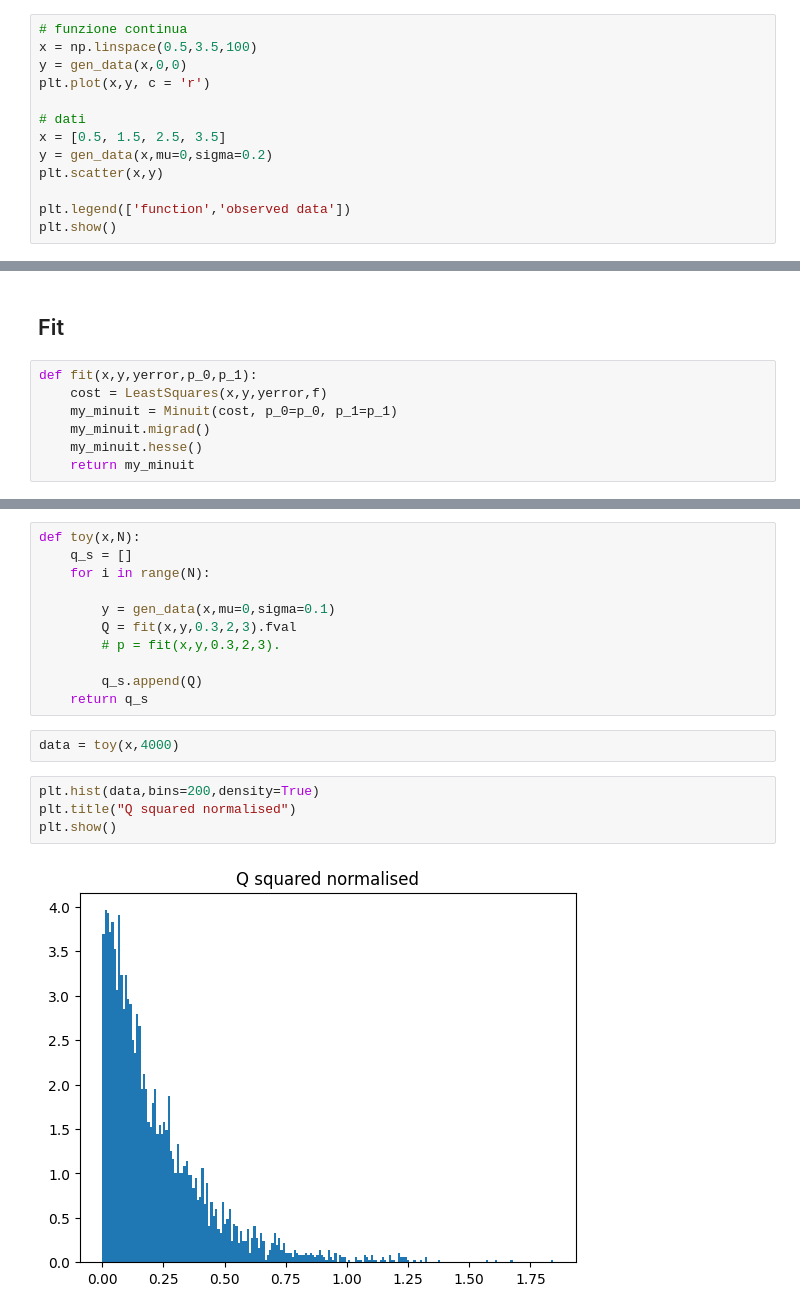
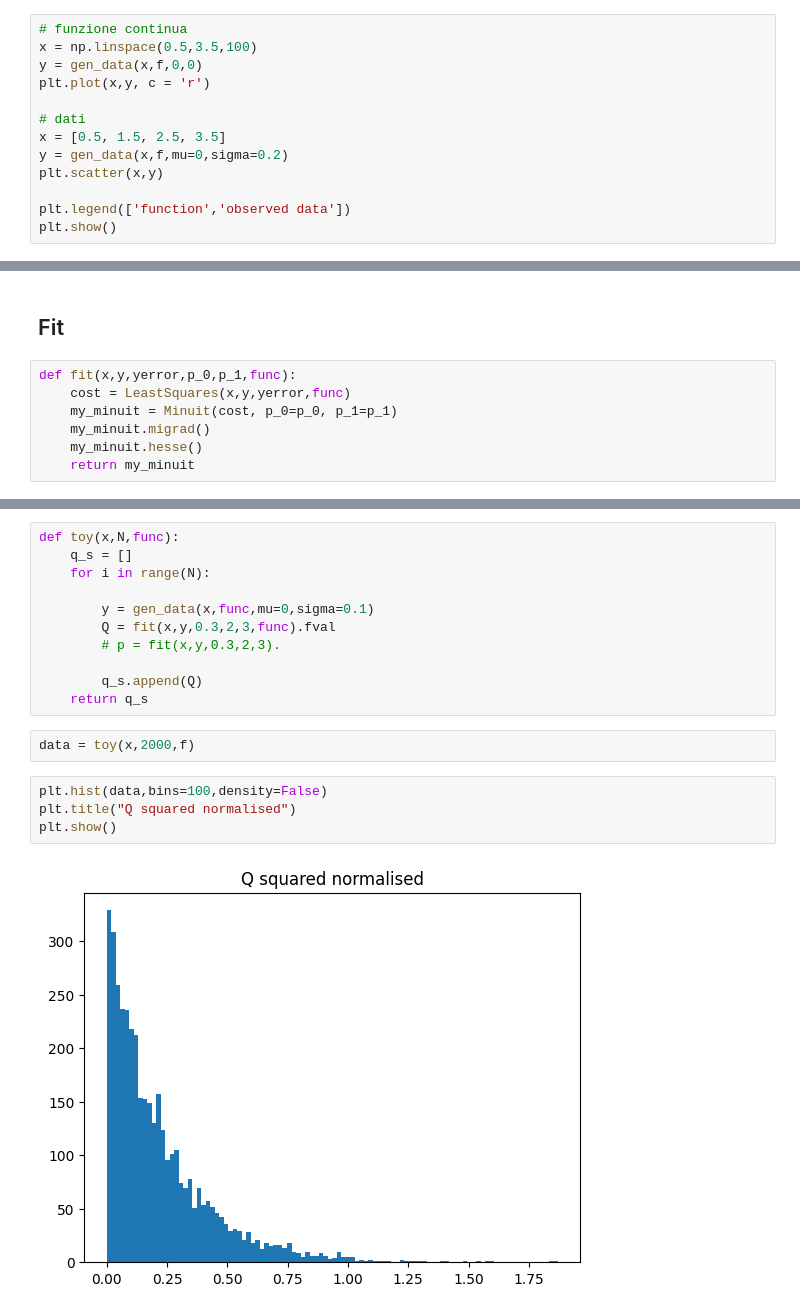
Before and after one commit to Yehan-Edirisinghe/Labo_cal, a Jupyter notebook: temi_esame/---07-2023/esame.ipynb, the cells around one changed output, grey strips where cells are left out. Saved outputs shown, nothing was run; the diff lists cells and outputs as text.

```diff
--- a/temi_esame/---07-2023/esame.ipynb
+++ b/temi_esame/---07-2023/esame.ipynb
@@ -17,12 +18,12 @@ def gen_data(x,mu=0,sigma=1):
 # %%
 # funzione continua
 x = np.linspace(0.5,3.5,100)
-y = gen_data(x,0,0)
+y = gen_data(x,f,0,0)
 plt.plot(x,y, c = 'r')
 
 # dati
 x = [0.5, 1.5, 2.5, 3.5]
-y = gen_data(x,mu=0,sigma=0.2)
+y = gen_data(x,f,mu=0,sigma=0.2)
 plt.scatter(x,y)
 
 plt.legend(['function','observed data'])
@@ -32,8 +33,8 @@ plt.show()
 # %% [markdown]
 <h2>Fit
 # %%
-def fit(x,y,yerror,p_0,p_1):
-    cost = LeastSquares(x,y,yerror,f)
+def fit(x,y,yerror,p_0,p_1,func):
+    cost = LeastSquares(x,y,yerror,func)
     my_minuit = Minuit(cost, p_0=p_0, p_1=p_1)
     my_minuit.migrad()
     my_minuit.hesse()
@@ -71,19 +75,19 @@ def fit_likelihood(y,p_0,p_1):
 # %%
-def toy(x,N):
+def toy(x,N,func):
     q_s = []
     for i in range(N):
 
-        y = gen_data(x,mu=0,sigma=0.1)
-        Q = fit(x,y,0.3,2,3).fval
+        y = gen_data(x,func,mu=0,sigma=0.1)
+        Q = fit(x,y,0.3,2,3,func).fval
         # p = fit(x,y,0.3,2,3).
 
         q_s.append(Q)
     return q_s
 # %%
-data = toy(x,4000)
+data = toy(x,2000,f)
 # %%
-plt.hist(data,bins=200,density=True)
+plt.hist(data,bins=100,density=False)
 plt.title("Q squared normalised")
 plt.show()
 # %% [output]
-[figure, old version]
+[figure, new version]
```
Also changed, not shown: parts of 14 cells of this notebook, 2 other files.
